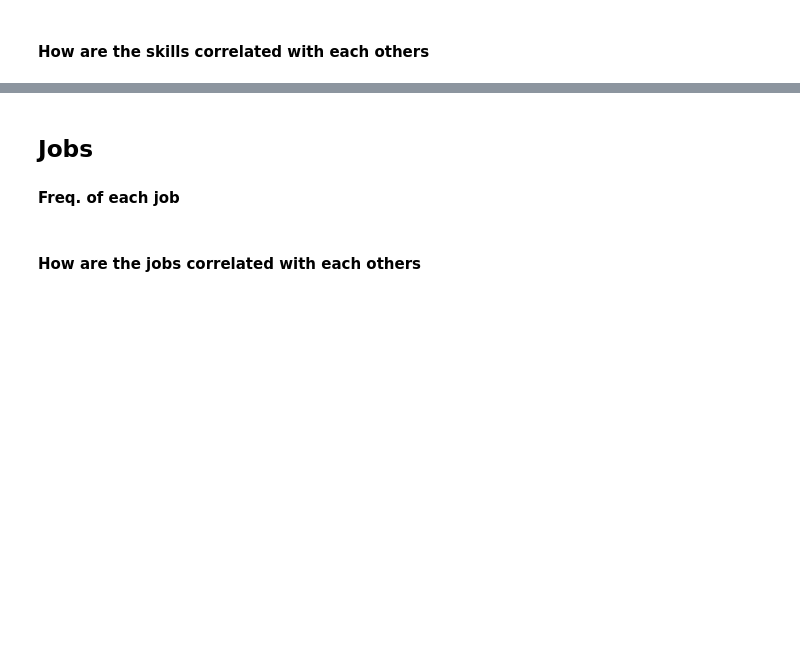
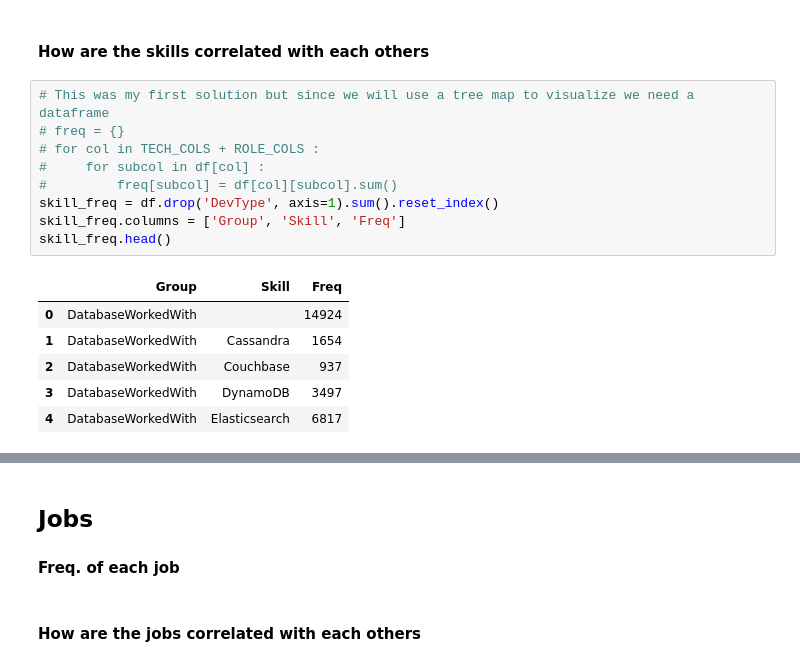
Before and after one commit to MuhamedGad/Ai-pro, a Jupyter notebook: notebooks/02_Descriptive.ipynb, the cells around one changed output, grey strips where cells are left out. Drawn from its saved outputs; the diff is of its cells as text; blank space fills up the shorter version.

```diff
--- a/notebooks/02_Descriptive.ipynb
+++ b/notebooks/02_Descriptive.ipynb
@@ -147,2 +169,18 @@ AttributeError: 'DataFrame' object has no attribute 'shapr'
 # %% [markdown]
 #### How are the skills correlated with each others
+# %%
+# This was my first solution but since we will use a tree map to visualize we need a dataframe
+# freq = {}
+# for col in TECH_COLS + ROLE_COLS :
+#     for subcol in df[col] :
+#         freq[subcol] = df[col][subcol].sum()
+skill_freq = df.drop('DevType', axis=1).sum().reset_index()
+skill_freq.columns = ['Group', 'Skill', 'Freq']
+skill_freq.head()
+# %% [output]
+|  | Group | Skill | Freq |
+| 0 | DatabaseWorkedWith |  | 14924 |
+| 1 | DatabaseWorkedWith | Cassandra | 1654 |
+| 2 | DatabaseWorkedWith | Couchbase | 937 |
+| 3 | DatabaseWorkedWith | DynamoDB | 3497 |
+| 4 | DatabaseWorkedWith | Elasticsearch | 6817 |
```
Also changed, not shown: parts of 12 cells of this notebook.
